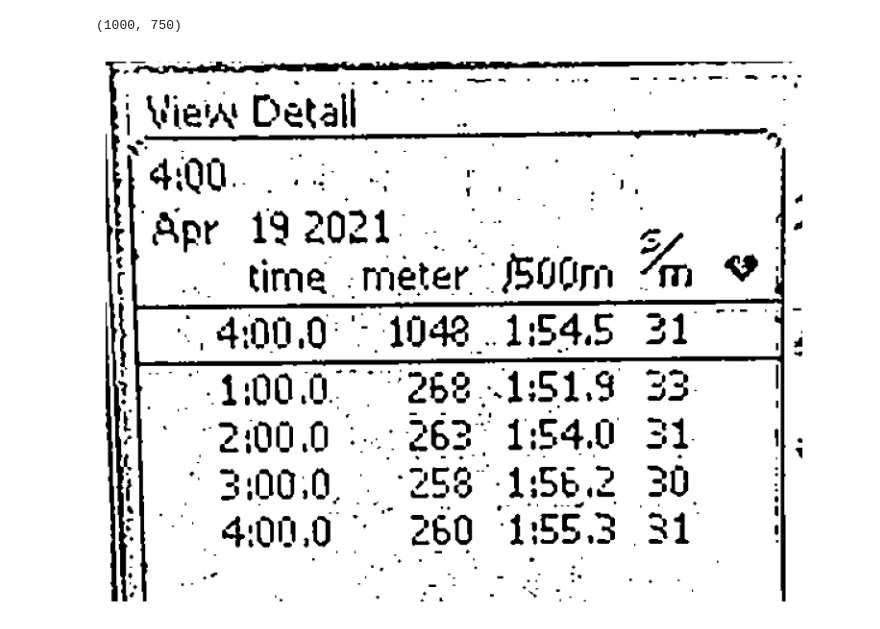
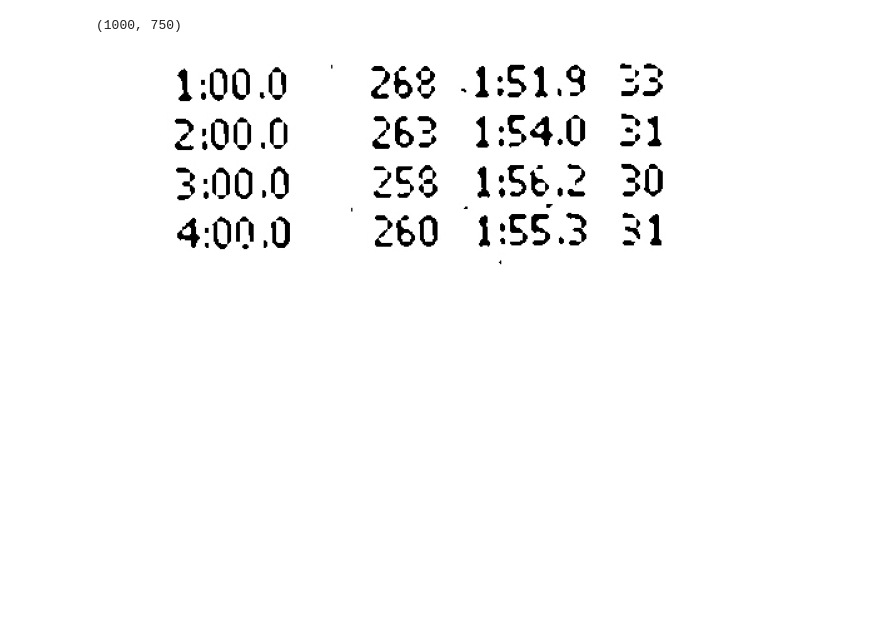
Before and after one commit to paper-dragonfly/ocr_sandbox, a Jupyter notebook: process_image.ipynb, the cells around one changed output. Saved outputs shown, nothing was run; the diff lists cells and outputs as text; code cells hidden in the pictures; blank space fills up the shorter version.

```diff
--- a/process_image.ipynb
+++ b/process_image.ipynb
@@ -65,12 +51,11 @@ def noise_removal(image):
     kernel = np.ones((2, 2), np.uint8)
     image = cv2.dilate(image, kernel, iterations=1)
     image = cv2.morphologyEx(image, cv2.MORPH_CLOSE, kernel)
-    image = cv2.medianBlur(image, 3)
+    image = cv2.medianBlur(image, 5)
     return (image)
 
 no_noise = noise_removal(bw_gaussian)
 # plt.imshow(no_noise)
 cv2.imwrite("temp/no_noise.jpg", no_noise)
-
 display('temp/no_noise.jpg')
 # %% [output]
@@ -84,15 +69,17 @@ print(no_noise.shape)
 # %%
 crop_all_data = no_noise[200:650, 70:650]
 crop_numbers = no_noise[400:630, 100:580]
+crop_nums2 = no_noise[455:620, 110:580]
 crop_summary = no_noise[406:444, 150:570]
 crop_time = no_noise[406:630, 150:290]
 # plt.imshow(crop_time)
 # %%
 cv2.imwrite("temp/crop_all.jpg", crop_all_data)
 cv2.imwrite('temp/crop_nums.jpg', crop_numbers)
+cv2.imwrite('temp/crop_nums2.jpg', crop_nums2)
 cv2.imwrite('temp/crop_summary.jpg', crop_summary)
 cv2.imwrite('temp/crop_time.jpg', crop_time)
 
-display('temp/crop_all.jpg')
+display('temp/crop_nums2.jpg')
 # %% [output]
-[figure, old version]
+[figure, new version]
```
Also changed, not shown: parts of 6 cells of this notebook, 6 other files.
